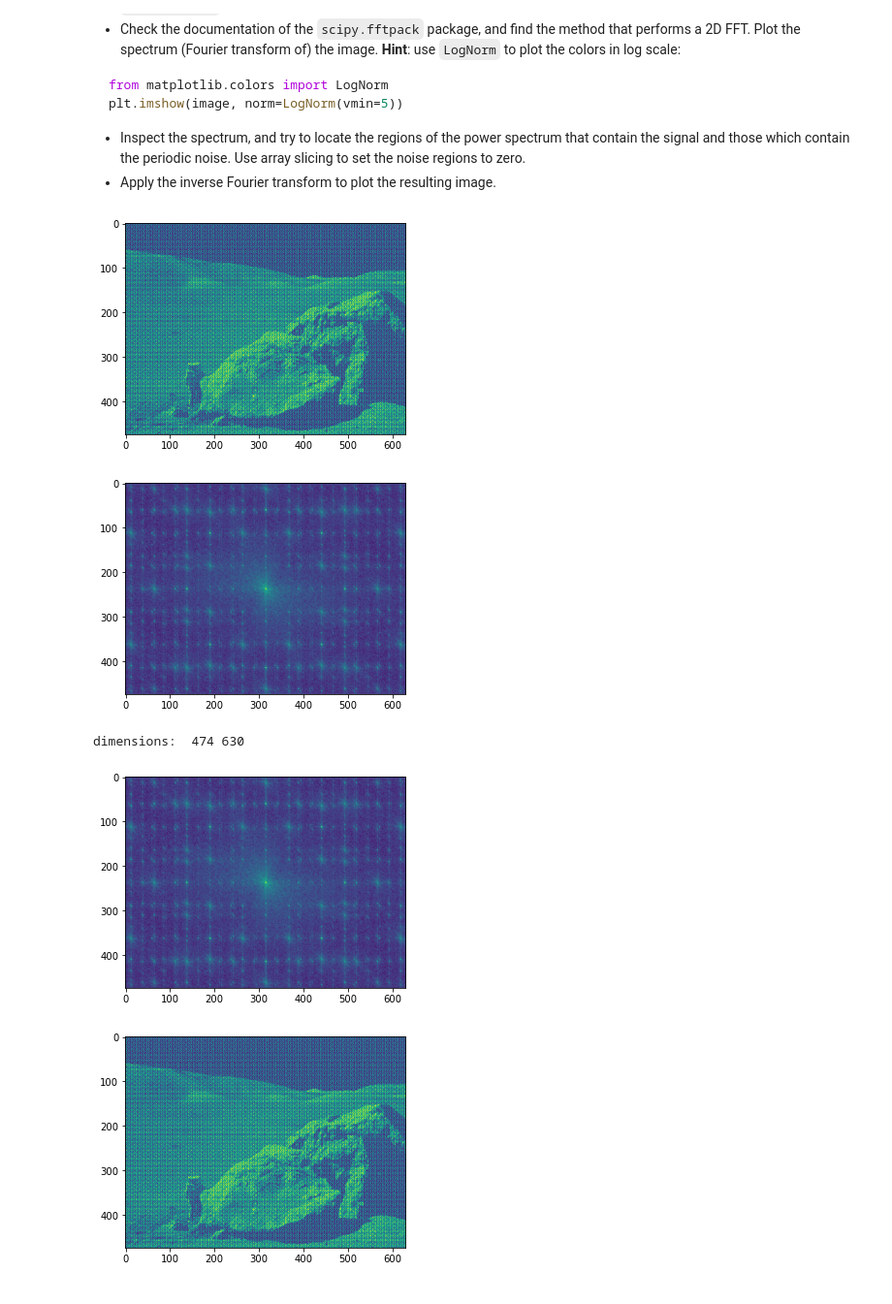
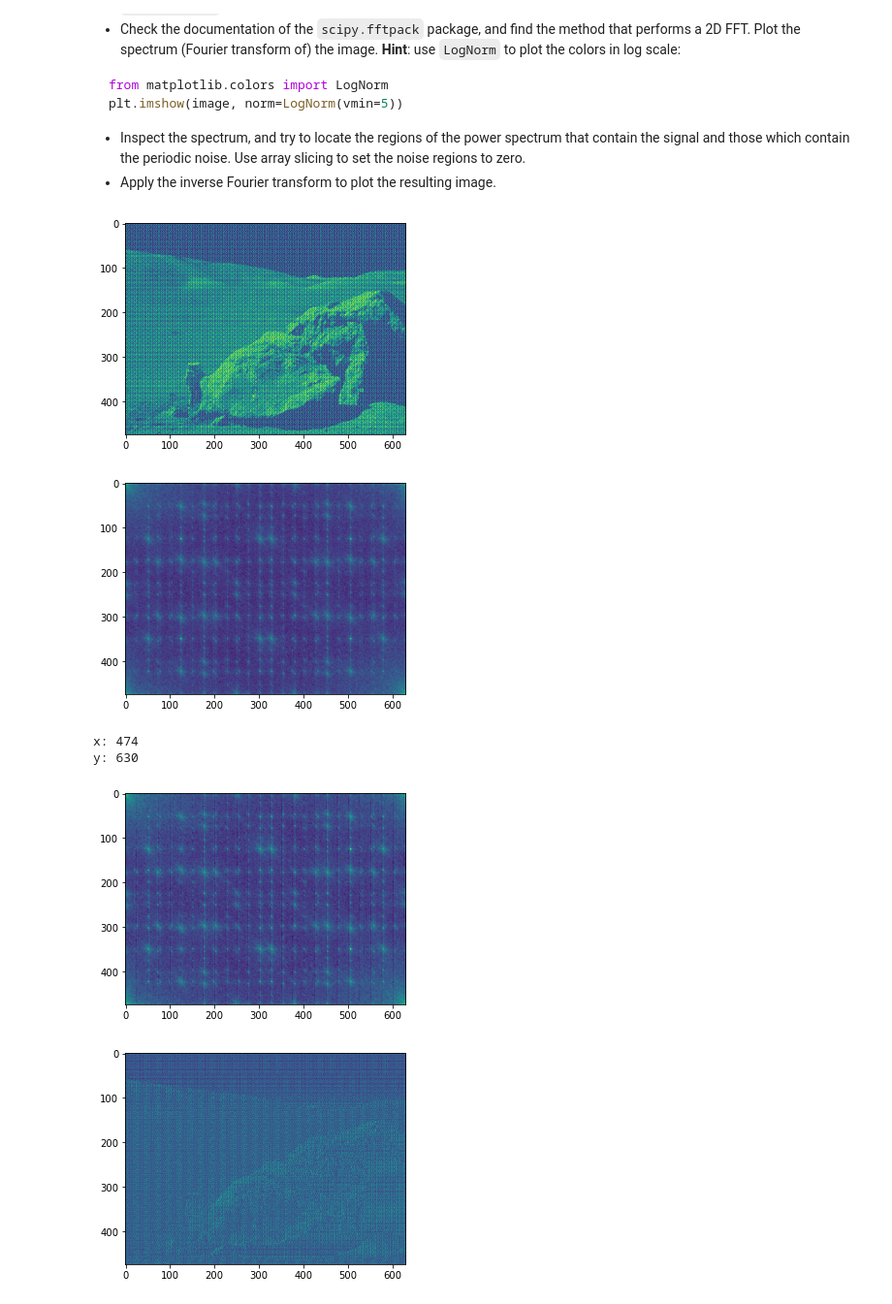
Before and after one commit to zucchett/HighLevelProgramming2021, a Jupyter notebook: 09ex_algorithms.ipynb, the cells around one changed output. Shown at 97% size. Cells and saved outputs as stored; diff of their text form; code cells hidden in the pictures.

```diff
--- a/09ex_algorithms.ipynb
+++ b/09ex_algorithms.ipynb
@@ -194,7 +194,8 @@ plt.imshow(moon)
 plt.show()
 
 ###applying the FFT to the image and plotting the spectrum
-fourier = fftshift(fft2(moon))
+fourier = fft2(moon)
+#fourier = fftshift(fft2(moon))
 plt.imshow(abs(fourier), norm=LogNorm(vmin=5))
 plt.show()
 
@@ -202,39 +203,41 @@ plt.show()
 
 f = fourier.copy() #applying denoising to copy
 #noise_period = 25 #noise periodicity
 x = int(f.shape[0])
 y = int(f.shape[1])
+print("x:",x)
+print("y:",y)
 
 #print("dimensions: ",x,y)
 #centre = [int(x/2),int(y/2)]
 #print("noise coordinates: ",noise)
 
-for i in range(0):
+for i in range(y):
+    #noise = np.where(f == np.amax(f)) #removing rows and columns for highest frequencies
+    #print(noise)
 
-    noise = np.where(f == np.amax(f)) #removing rows and columns for highest frequencies
-    #print(noise)
-    f[noise[0],:] = 0
-    f[:,noise[1]] = 0
+    #f[:,noise[1]] = 0
 
 
 # f[centre[0],:] = 0
 # f[centre[0],:] = 0
 # f[:,centre[1]] = 0
 # f[:,centre[1]] = 0
 
 # noise = np.where(f == np.amax(f))
 # print(noise)
 
 plt.imshow(abs(f),  norm=LogNorm(vmin=5))
 plt.show()
 ###plotting the inverse transformation of denoised image
 
 four = ifft2(ifftshift(f))
 plt.imshow(abs(four))
 plt.show()
 # %% [output]
 [figure]
-[figure, old version]
+[figure, new version]
-dimensions:  474 630
+x: 474
+y: 630
-[figure, old version]
+[figure, new version]
-[figure, old version]
+[figure, new version]
```
